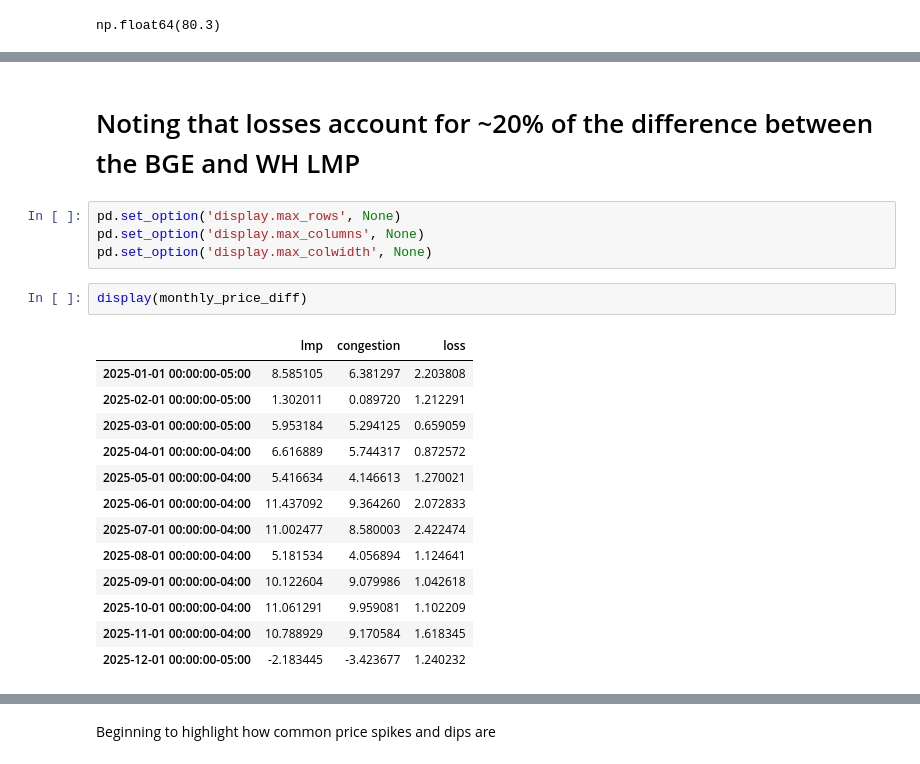
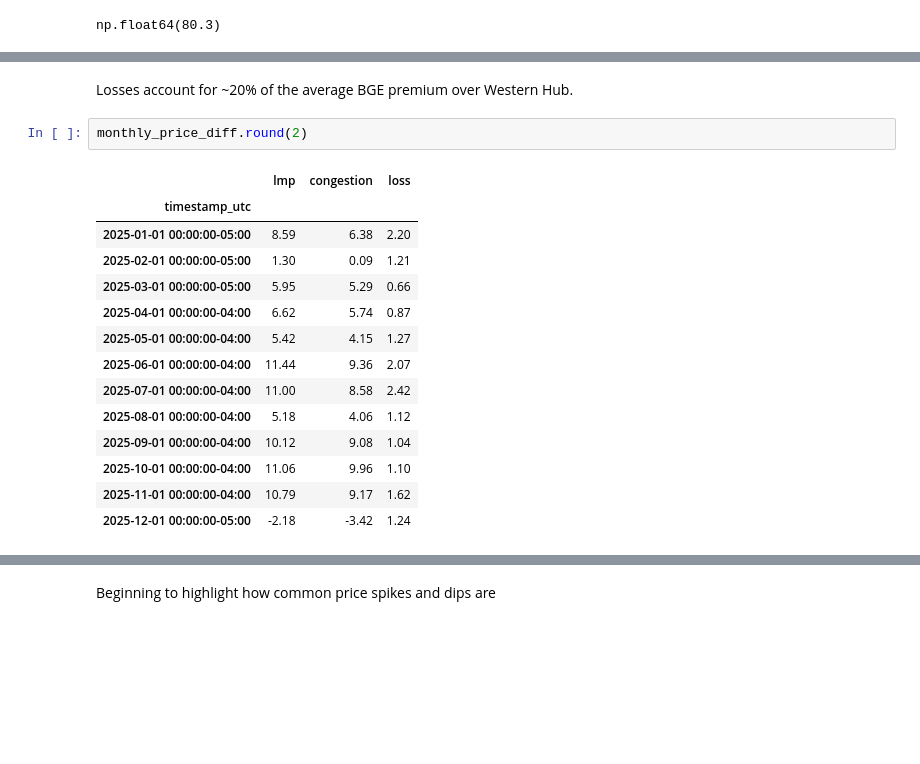
Before and after one commit to simeonparker0-cmyk/bge-storage-value, a Jupyter notebook: notebooks/02_exhibits.ipynb, the cells around one changed output, grey strips where cells are left out. Drawn from its saved outputs; the diff is of its cells as text; blank space fills up the shorter version.

```diff
--- a/notebooks/02_exhibits.ipynb
+++ b/notebooks/02_exhibits.ipynb
@@ -110,28 +110,25 @@ loss_diff_percentage
 round(loss_diff_percentage * 100, 1)
 # %% [output]
 np.float64(19.7)
-# %% [markdown]
-# Noting that losses account for ~20% of the difference between the BGE and WH LMP
-# %%
-pd.set_option('display.max_rows', None)
-pd.set_option('display.max_columns', None)
-pd.set_option('display.max_colwidth', None)
+# %% [markdown]
+Losses account for ~20% of the average BGE premium over Western Hub.
 # %%
-display(monthly_price_diff)
+monthly_price_diff.round(2)
 # %% [output]
 |  | lmp | congestion | loss |
-| 2025-01-01 00:00:00-05:00 | 8.585105 | 6.381297 | 2.203808 |
-| 2025-02-01 00:00:00-05:00 | 1.302011 | 0.089720 | 1.212291 |
-| 2025-03-01 00:00:00-05:00 | 5.953184 | 5.294125 | 0.659059 |
-| 2025-04-01 00:00:00-04:00 | 6.616889 | 5.744317 | 0.872572 |
-| 2025-05-01 00:00:00-04:00 | 5.416634 | 4.146613 | 1.270021 |
-| 2025-06-01 00:00:00-04:00 | 11.437092 | 9.364260 | 2.072833 |
-| 2025-07-01 00:00:00-04:00 | 11.002477 | 8.580003 | 2.422474 |
-| 2025-08-01 00:00:00-04:00 | 5.181534 | 4.056894 | 1.124641 |
-| 2025-09-01 00:00:00-04:00 | 10.122604 | 9.079986 | 1.042618 |
-| 2025-10-01 00:00:00-04:00 | 11.061291 | 9.959081 | 1.102209 |
-| 2025-11-01 00:00:00-04:00 | 10.788929 | 9.170584 | 1.618345 |
-| 2025-12-01 00:00:00-05:00 | -2.183445 | -3.423677 | 1.240232 |
+| timestamp_utc |  |  |  |
+| 2025-01-01 00:00:00-05:00 | 8.59 | 6.38 | 2.20 |
+| 2025-02-01 00:00:00-05:00 | 1.30 | 0.09 | 1.21 |
+| 2025-03-01 00:00:00-05:00 | 5.95 | 5.29 | 0.66 |
+| 2025-04-01 00:00:00-04:00 | 6.62 | 5.74 | 0.87 |
+| 2025-05-01 00:00:00-04:00 | 5.42 | 4.15 | 1.27 |
+| 2025-06-01 00:00:00-04:00 | 11.44 | 9.36 | 2.07 |
+| 2025-07-01 00:00:00-04:00 | 11.00 | 8.58 | 2.42 |
+| 2025-08-01 00:00:00-04:00 | 5.18 | 4.06 | 1.12 |
+| 2025-09-01 00:00:00-04:00 | 10.12 | 9.08 | 1.04 |
+| 2025-10-01 00:00:00-04:00 | 11.06 | 9.96 | 1.10 |
+| 2025-11-01 00:00:00-04:00 | 10.79 | 9.17 | 1.62 |
+| 2025-12-01 00:00:00-05:00 | -2.18 | -3.42 | 1.24 |
 # %%
 # Creating a chart to visualize the price differences for Exhibit 1
 fig, ax = plt.subplots(figsize=(8, 4.5))
```
Also changed, not shown: parts of 15 cells of this notebook, 2 other files.
